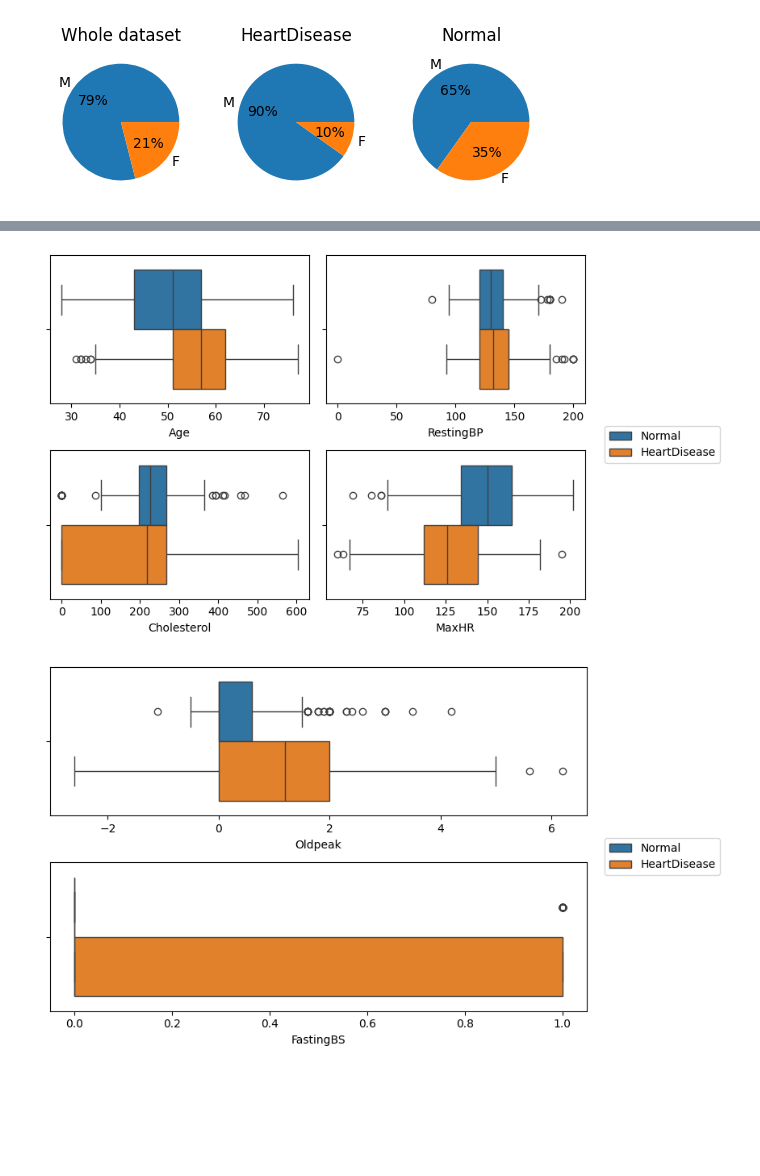
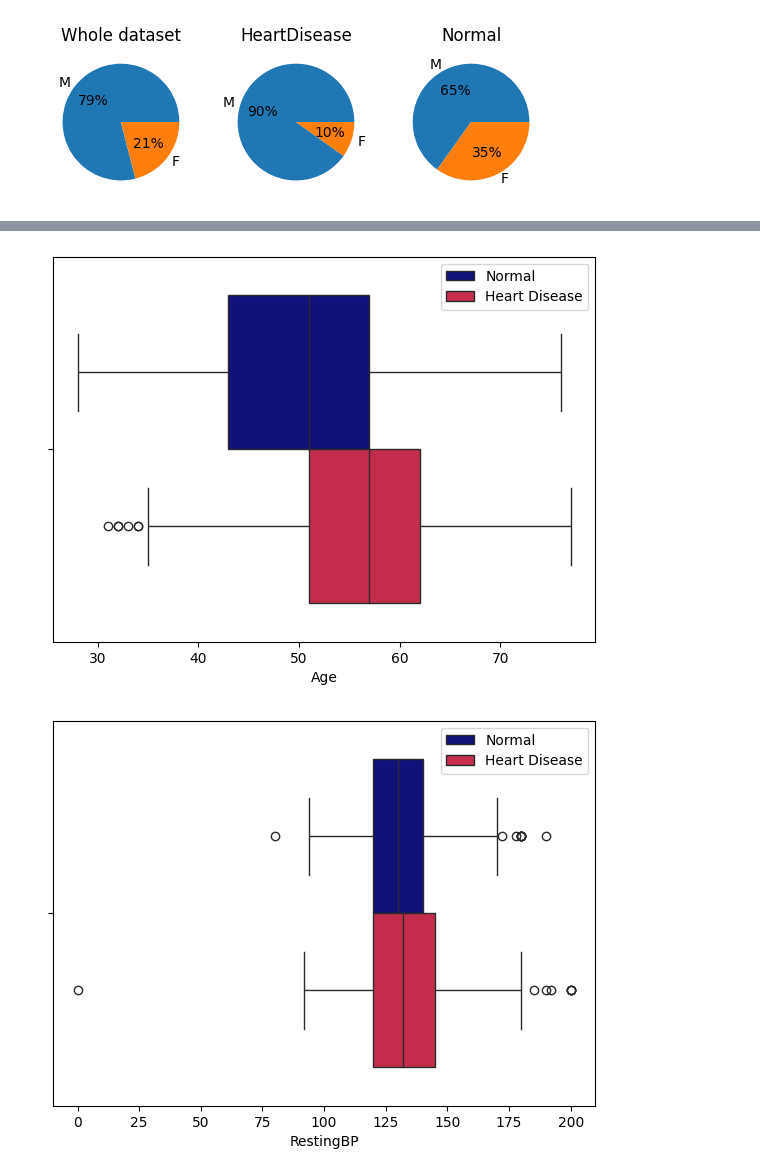
Before and after one commit to anushishah/heart_disease_UCI, a Jupyter notebook: Heart_disease_EDA.ipynb, the cells around one changed output, grey strips where cells are left out. Saved outputs shown, nothing was run; the diff lists cells and outputs as text; code cells hidden in the pictures; blank space fills up the shorter version.

```diff
--- a/Heart_disease_EDA.ipynb
+++ b/Heart_disease_EDA.ipynb
@@ -193,15 +193,16 @@ plt.show()
 # %% [output]
 [figure]
 # %%
+colors_list = ["darkblue","crimson"]
 for i in features_categorical:
     fig, axes = plt.subplots(1, 1, figsize=(7, 4))
     axes.yaxis.set_major_formatter(ticker.PercentFormatter())
-    sns.countplot(x=i, data=df, hue='HeartDisease',legend=False,stat='percent')
+    sns.countplot(x=i, data=df, hue='HeartDisease',legend=True,stat='percent',palette=colors_list)
 
     for container in axes.containers:
       axes.bar_label(container, fmt='%.0f%%',label_type='edge')
 
-    plt.legend(['Normal', 'Heart Disease'])
+    #plt.legend(['Normal', 'Heart Disease'])
     #plt.title(i)
     plt.show()
 # %% [output]
@@ -213,9 +214,11 @@ for i in features_categorical:
 # %%
+colors_list = ["darkblue","crimson"]
+
 for i in features_numerical:
     fig, axes = plt.subplots(1, 1, figsize=(7, 5))
     axes.yaxis.set_major_formatter(ticker.PercentFormatter())
-    sns.histplot(x=i, data=df, hue='HeartDisease', legend=False,stat='percent')
-    plt.legend(['Normal', 'Heart Disease'])
+    sns.histplot(x=i, data=df, hue='HeartDisease', legend=True,stat='percent',palette=colors_list, alpha=1)
+    #plt.legend(['Normal', 'Heart Disease'])
     #plt.title(i)
     plt.show()
 # %% [output]
@@ -229,28 +232,11 @@ for i in features_numerical:
-# %%
-fig, axes = plt.subplots(2, 2, figsize=(7,5))
-labels = ['Normal', 'HeartDisease']
-
-sns.boxplot(x='Age', data=df, hue='HeartDisease', ax=axes[0,0],legend=False)
-sns.boxplot(x='RestingBP', data=df, hue='HeartDisease',ax=axes[0,1], legend=False)
-sns.boxplot(x='Cholesterol', data=df, hue='HeartDisease',ax=axes[1,0], legend=False)
-sns.boxplot(x='MaxHR', data=df, hue='HeartDisease',ax=axes[1,1], legend=False)
-
-fig.legend(loc="center left",bbox_to_anchor=(1.0, 0.5),labels=labels)
-
-plt.tight_layout()
-plt.show()
-# %% [output]
-[figure, removed]
 # %%
-fig, axes = plt.subplots(2, 1, figsize=(7,5))
-labels = ['Normal', 'HeartDisease']
-
-sns.boxplot(x='Oldpeak', data=df, hue='HeartDisease', ax=axes[0],legend=False)
-sns.boxplot(x='FastingBS', data=df, hue='HeartDisease',ax=axes[1], legend=False)
-
-fig.legend(loc="center left",bbox_to_anchor=(1.0, 0.5),labels=labels)
-
-plt.tight_layout()
-plt.show()
+colors_list = ["darkblue","crimson"]
+for i in features_numerical:
+    fig, axes = plt.subplots(1, 1, figsize=(7, 5))
+    #sns.histplot(x=i, data=df, hue='HeartDisease', legend=False,stat='percent')
+    sns.boxplot(x=i, data=df, hue='HeartDisease', legend=False, palette=colors_list)
+    plt.legend(['Normal', 'Heart Disease'])
+    plt.show()
 # %% [output]
-[figure, old version]
+[figure, new version]
+[figure, added]
```
Also changed, not shown: parts of 7 cells of this notebook.
